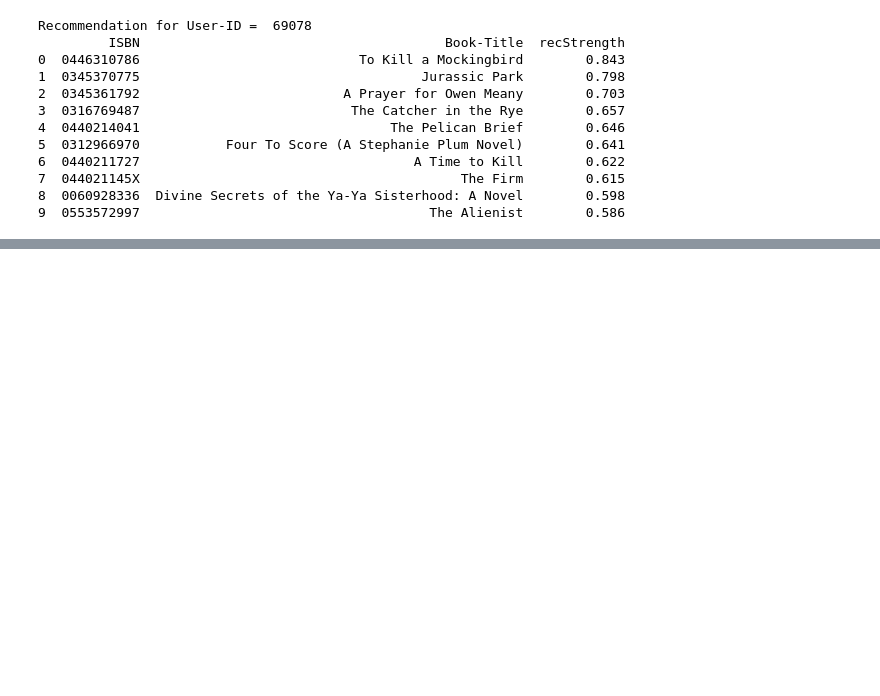
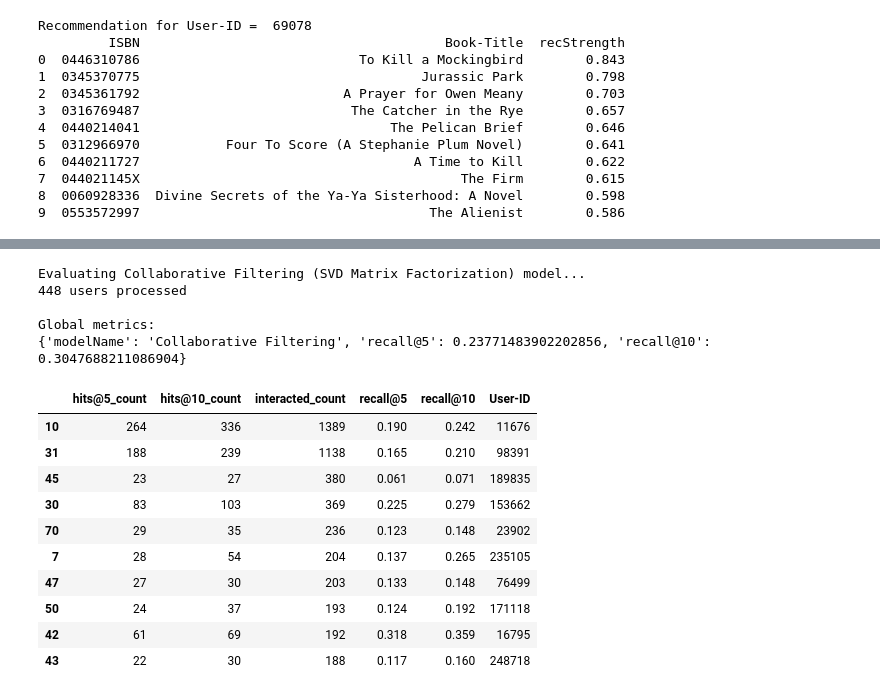
Before and after one commit to KaiwalyaZ/Book-Recommendation-System, a Jupyter notebook: Book_Recommendation_System_Kaiwalya.ipynb, the cells around one changed output, grey strips where cells are left out. Cells and saved outputs as stored; diff of their text form; code cells hidden in the pictures; blank space fills up the shorter version.

```diff
--- a/Book_Recommendation_System_Kaiwalya.ipynb
+++ b/Book_Recommendation_System_Kaiwalya.ipynb
@@ -1395,0 +1497,23 @@ Recommendation for User-ID =  69078
+# %%
+print('Evaluating Collaborative Filtering (SVD Matrix Factorization) model...')
+cf_global_metrics, cf_detailed_results_df = model_evaluator.evaluate_model(cf_recommender_model)
+
+print('\nGlobal metrics:\n%s' % cf_global_metrics)
+cf_detailed_results_df.head(10)
+# %% [output]
+Evaluating Collaborative Filtering (SVD Matrix Factorization) model...
+448 users processed
+
+Global metrics:
+{'modelName': 'Collaborative Filtering', 'recall@5': 0.23771483902202856, 'recall@10': 0.3047688211086904}
+|  | hits@5_count | hits@10_count | interacted_count | recall@5 | recall@10 | User-ID |
+| 10 | 264 | 336 | 1389 | 0.190 | 0.242 | 11676 |
+| 31 | 188 | 239 | 1138 | 0.165 | 0.210 | 98391 |
+| 45 | 23 | 27 | 380 | 0.061 | 0.071 | 189835 |
+| 30 | 83 | 103 | 369 | 0.225 | 0.279 | 153662 |
+| 70 | 29 | 35 | 236 | 0.123 | 0.148 | 23902 |
+| 7 | 28 | 54 | 204 | 0.137 | 0.265 | 235105 |
+| 47 | 27 | 30 | 203 | 0.133 | 0.148 | 76499 |
+| 50 | 24 | 37 | 193 | 0.124 | 0.192 | 171118 |
+| 42 | 61 | 69 | 192 | 0.318 | 0.359 | 16795 |
+| 43 | 22 | 30 | 188 | 0.117 | 0.160 | 248718 |
```
Also changed, not shown: parts of 3 cells of this notebook.
